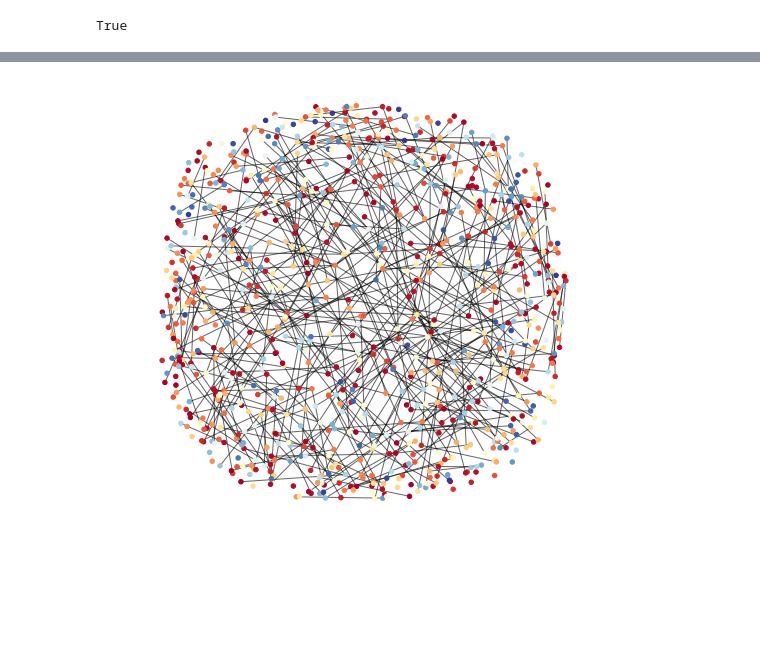
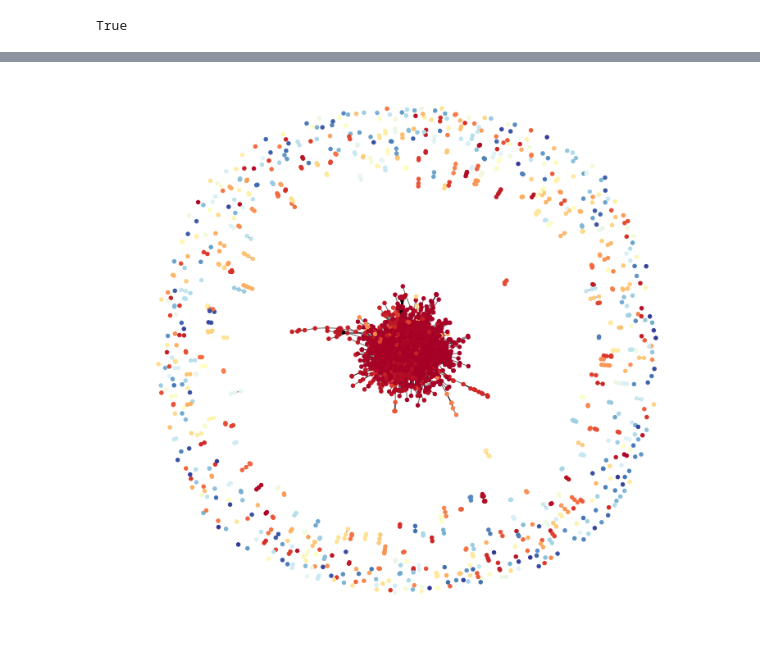
Before and after one commit to laudao/PLDAC_TWITTER, a Jupyter notebook: test_graph.ipynb, the cells around one changed output, grey strips where cells are left out. Cells and saved outputs as stored; diff of their text form; code cells hidden in the pictures; blank space fills up the shorter version.

Commit message:
community graph

```diff
--- a/test_graph.ipynb
+++ b/test_graph.ipynb
@@ -98,0 +87,4 @@ array([  0,   1,   2,   3,   4,   5,   6,   7,   8,   9,  10,  11,  12,
+# %%
+spring_pos = nx.spring_layout(G_undirected)
+plt.axis('off')
+nx.draw_networkx(G_undirected, pos=spring_pos, with_labels=False, node_size=10)
@@ -99,9 +93,11 @@ array([  0,   1,   2,   3,   4,   5,   6,   7,   8,   9,  10,  11,  12,
+# %%
+parts = community.best_partition(G_undirected)
+values = [parts.get(node) for node in G_undirected.nodes()]
 # %%
-pos = nx.spring_layout(G_undirected,k=0.15,iterations=20)  # compute graph layout
-plt.figure(figsize=(8, 8))  # image is 8 x 8 inches
+plt.figure(figsize=(12, 12))
+nx.draw_networkx_nodes(G_undirected, spring_pos, node_size=20, cmap=plt.cm.RdYlBu, node_color=values)
+nx.draw_networkx_edges(G_undirected, spring_pos, alpha=0.6)
 plt.axis('off')
-nx.draw_networkx_nodes(G_undirected, pos, node_size=20, cmap=plt.cm.RdYlBu, node_color=list(partition.values()))
-nx.draw_networkx_edges(G_undirected, pos, alpha=0.6)
-plt.show(G)
+plt.show(G_undirected)
 # %% [output]
-[figure, old version]
+[figure, new version]
```
Also changed, not shown: parts of 18 cells of this notebook, 2 other files.
